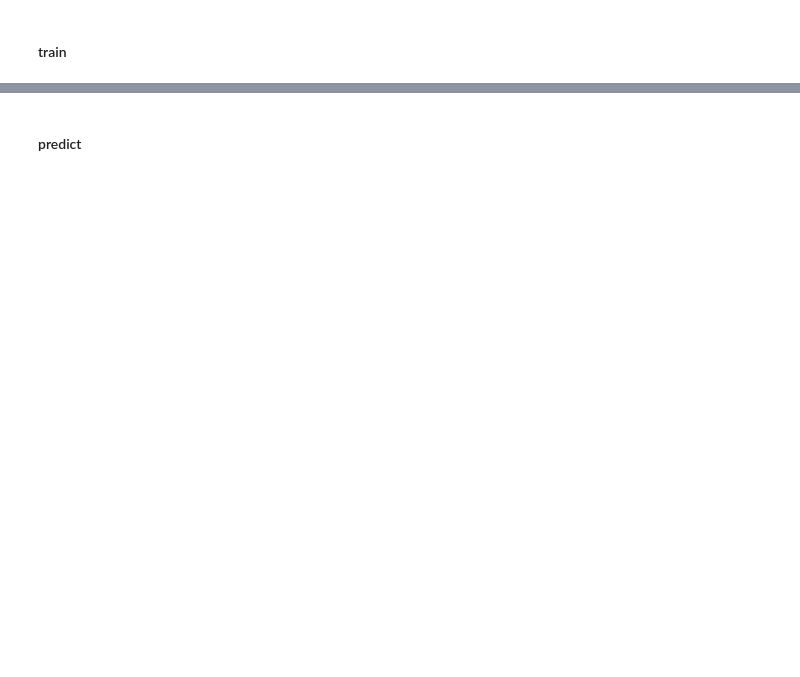
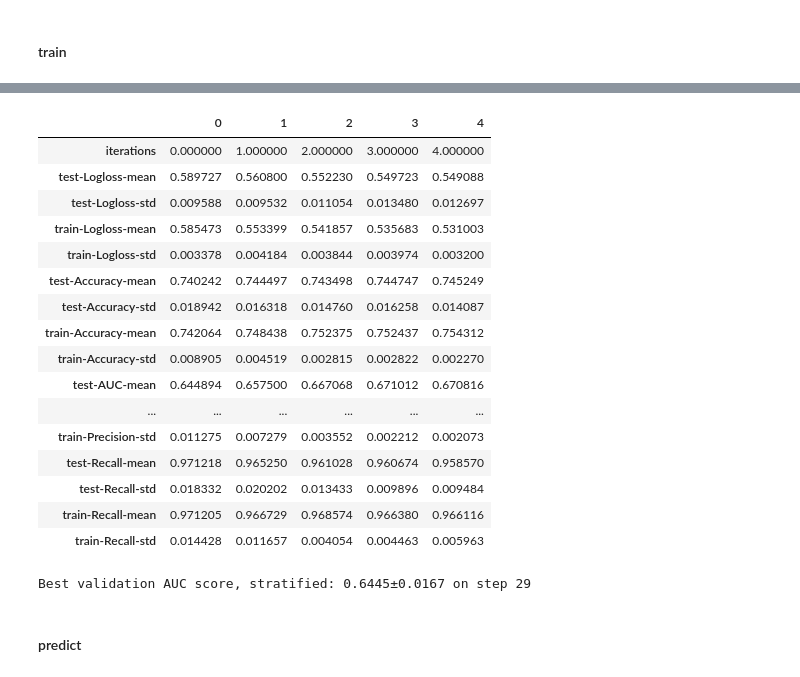
Before and after one commit to ellacharmed/mlzoomcamp-midterms-predict-graduation, a Jupyter notebook: notebook_model_tuning.ipynb, the cells around one changed output, grey strips where cells are left out. Cells and saved outputs as stored; diff of their text form; code cells hidden in the pictures; blank space fills up the shorter version.

```diff
--- a/notebook_model_tuning.ipynb
+++ b/notebook_model_tuning.ipynb
@@ -157,2 +132,0 @@ df.shape = (5000, 7)
-# %%
-df_full_train, df_test, y_train, y_test = train_test_split(data, target, test_size=0.2, random_state=11)
@@ -432,0 +331,13 @@ grid_search = GridSearchCV(
+# %%
+df_full_train, df_test, y_full_train, y_test = rebuild_df()
+df_full_train.head()
+
+scores = []
+
+logging.info('Starting CatboostClassifier...')
+params = {}
+params['loss_function'] = 'Logloss' # RMSE, AUC all not valid
+params['iterations'] = 80
+params['custom_loss'] = ['Accuracy', 'AUC', 'F1','Precision', 'Recall']
+params['random_seed'] = 42
+params['learning_rate'] = 0.5
@@ -471,0 +367,21 @@ for train_idx, val_idx in kfold.split(df_full_train):
+# %%
+%%capture output
+
+logging.info('-- Starting cross validation...')
+# %%capture and redirect not working with catboost
+# with open('hyperparam_tuning.log', 'a') as f:
+#     with redirect_stdout(f):
+cv_data = cv(
+    params = params,
+    pool = Pool(df_full_train, label=y_full_train, cat_features=COLS_CATEGORICAL),
+    fold_count=5,           # defaults=3, using  5 to compare with HistGradBoost
+    early_stopping_rounds=20,
+    shuffle=True,
+    partition_random_seed=0,
+    plot=True,
+    stratified=True,
+    # logging_level='Info', # one or the other with 'verbose', cannot both
+    verbose=False,         # one or the other with 'logging_level', cannot both
+    as_pandas=True
+)
+logging.info('-- Completed cross validation...')
@@ -471,0 +406,31 @@ for train_idx, val_idx in kfold.split(df_full_train):
+# %%
+cv_data.head().T
+# %% [output]
+|  | 0 | 1 | 2 | 3 | 4 |
+| iterations | 0.000000 | 1.000000 | 2.000000 | 3.000000 | 4.000000 |
+| test-Logloss-mean | 0.589727 | 0.560800 | 0.552230 | 0.549723 | 0.549088 |
+| test-Logloss-std | 0.009588 | 0.009532 | 0.011054 | 0.013480 | 0.012697 |
+| train-Logloss-mean | 0.585473 | 0.553399 | 0.541857 | 0.535683 | 0.531003 |
+| train-Logloss-std | 0.003378 | 0.004184 | 0.003844 | 0.003974 | 0.003200 |
+| test-Accuracy-mean | 0.740242 | 0.744497 | 0.743498 | 0.744747 | 0.745249 |
+| test-Accuracy-std | 0.018942 | 0.016318 | 0.014760 | 0.016258 | 0.014087 |
+| train-Accuracy-mean | 0.742064 | 0.748438 | 0.752375 | 0.752437 | 0.754312 |
+| train-Accuracy-std | 0.008905 | 0.004519 | 0.002815 | 0.002822 | 0.002270 |
+| test-AUC-mean | 0.644894 | 0.657500 | 0.667068 | 0.671012 | 0.670816 |
+| ... | ... | ... | ... | ... | ... |
+| train-Precision-std | 0.011275 | 0.007279 | 0.003552 | 0.002212 | 0.002073 |
+| test-Recall-mean | 0.971218 | 0.965250 | 0.961028 | 0.960674 | 0.958570 |
+| test-Recall-std | 0.018332 | 0.020202 | 0.013433 | 0.009896 | 0.009484 |
+| train-Recall-mean | 0.971205 | 0.966729 | 0.968574 | 0.966380 | 0.966116 |
+| train-Recall-std | 0.014428 | 0.011657 | 0.004054 | 0.004463 | 0.005963 |
+# %%
+best_value = np.min(cv_data['test-AUC-mean'])
+best_iter = np.argmin(cv_data['test-AUC-mean'])
+
+print('Best validation AUC score, stratified: {:.4f}±{:.4f} on step {}'.format(
+    best_value,
+    cv_data['test-AUC-std'][best_iter],
+    best_iter)
+)
+# %% [output]
+Best validation AUC score, stratified: 0.6445±0.0167 on step 29
```
Also changed, not shown: parts of 37 cells of this notebook, 6 other files.
